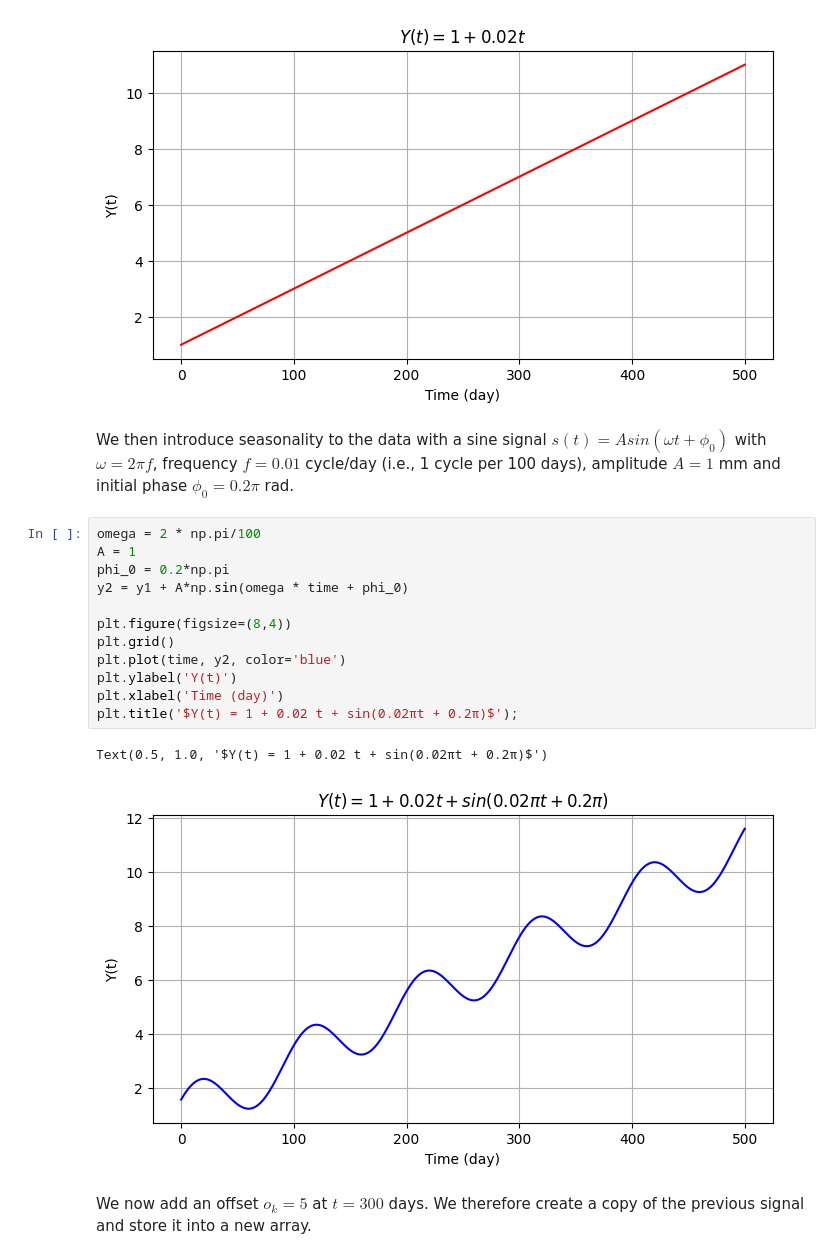
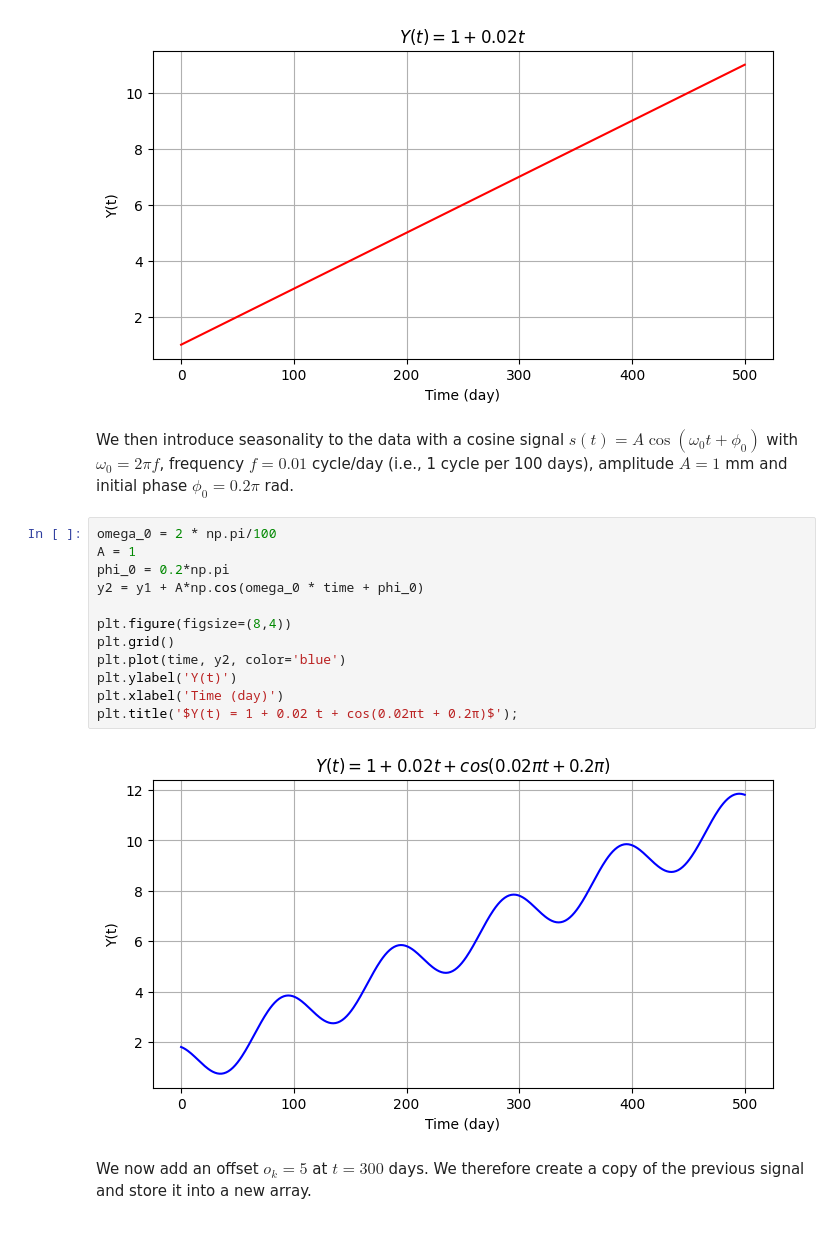
Before and after one commit to TeachBooks/mirror_mude_book, a Jupyter notebook: book/time_series/exercise1.ipynb, the cells around one changed output. Cells and saved outputs as stored; diff of their text form.

```diff
--- a/book/time_series/exercise1.ipynb
+++ b/book/time_series/exercise1.ipynb
@@ -47,22 +47,21 @@ plt.title('$Y(t) = 1 + 0.02 t $');
 # %% [output]
 [figure]
 # %% [markdown]
-We then introduce seasonality to the data with a sine signal $s(t)=A sin(\omega t + \phi_0)$ with $\omega=2\pi f$, frequency $f=0.01$ cycle/day (i.e., 1 cycle per 100 days), amplitude $A=1$ mm and initial phase $\phi_0=0.2\pi$ rad.
+We then introduce seasonality to the data with a cosine signal $s(t)=A \cos(\omega_0 t + \phi_0)$ with $\omega_0=2\pi f$, frequency $f=0.01$ cycle/day (i.e., 1 cycle per 100 days), amplitude $A=1$ mm and initial phase $\phi_0=0.2\pi$ rad.
 # %%
-omega = 2 * np.pi/100
+omega_0 = 2 * np.pi/100
 A = 1
 phi_0 = 0.2*np.pi
-y2 = y1 + A*np.sin(omega * time + phi_0)
+y2 = y1 + A*np.cos(omega_0 * time + phi_0)
 
 plt.figure(figsize=(8,4))
 plt.grid()
 plt.plot(time, y2, color='blue')
 plt.ylabel('Y(t)')
 plt.xlabel('Time (day)')
-plt.title('$Y(t) = 1 + 0.02 t + sin(0.02πt + 0.2π)$');
+plt.title('$Y(t) = 1 + 0.02 t + cos(0.02πt + 0.2π)$');
 # %% [output]
-Text(0.5, 1.0, '$Y(t) = 1 + 0.02 t + sin(0.02πt + 0.2π)$')
-[figure, old version]
+[figure, new version]
 # %% [markdown]
 We now add an offset $o_k=5$ at $t=300$ days. We therefore create a copy of the previous signal and store it into a new array.
 # %%
```
Also changed, not shown: parts of 3 cells of this notebook, 6 other files.
